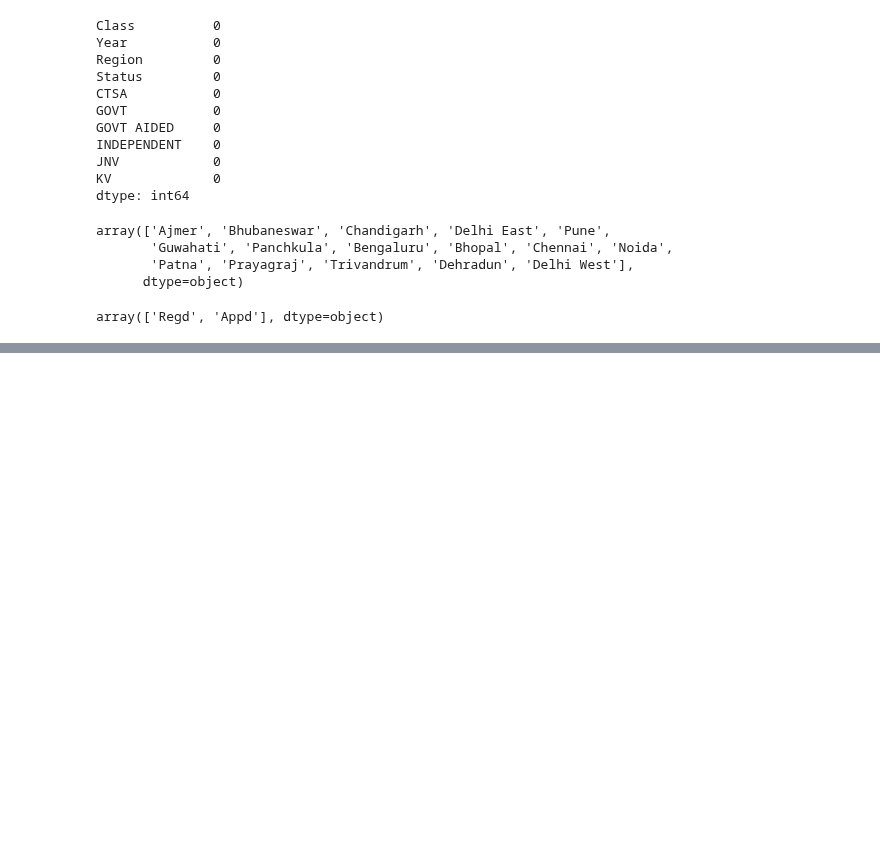
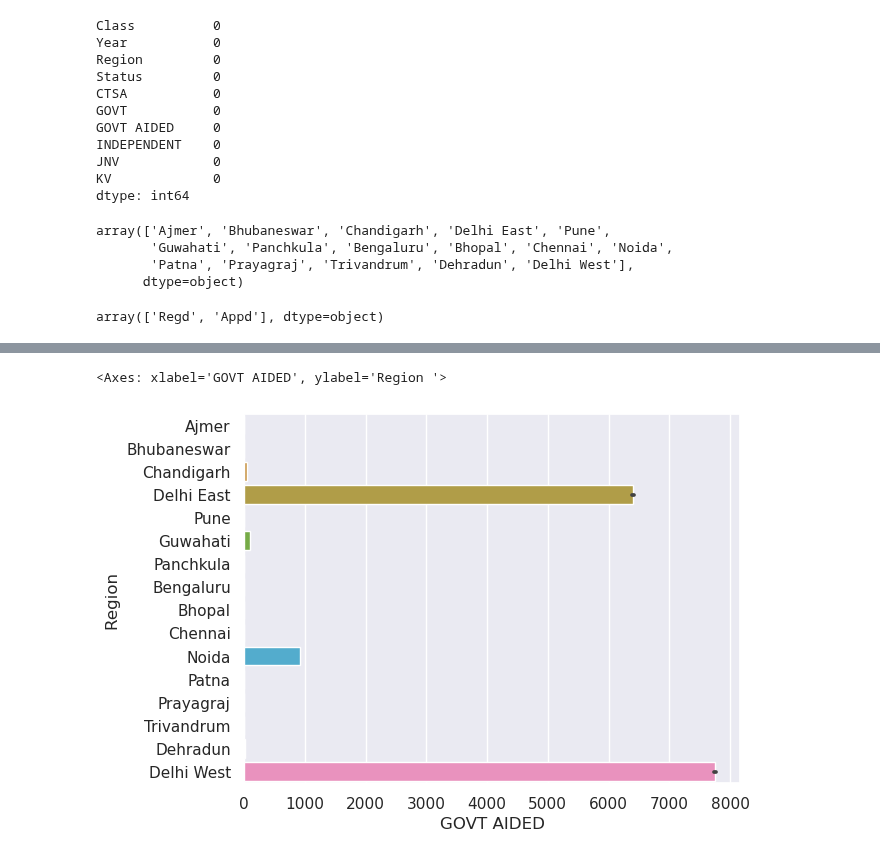
Before and after one commit to LaxmiVatsalyaDaita/Kaggle, a Jupyter notebook: cbse-results-stats.ipynb, the cells around one changed output, grey strips where cells are left out. Drawn from its saved outputs; the diff is of its cells as text; code cells hidden in the pictures; blank space fills up the shorter version.

```diff
--- a/cbse-results-stats.ipynb
+++ b/cbse-results-stats.ipynb
@@ -82,0 +109,5 @@ array(['Regd', 'Appd'], dtype=object)
+# %%
+sns.barplot(data=data,x='GOVT AIDED', y='Region ', orient='h')
+# %% [output]
+<Axes: xlabel='GOVT AIDED', ylabel='Region '>
+[figure, added]
```
Also changed, not shown: parts of 10 cells of this notebook.
